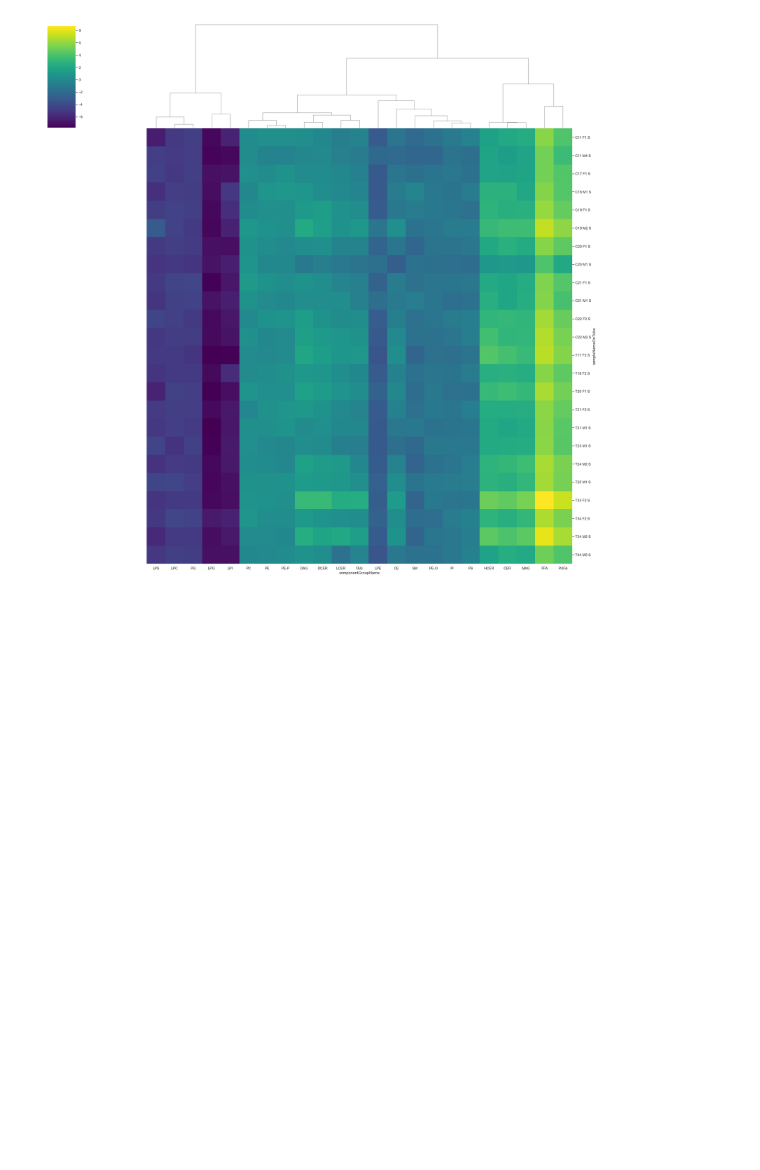
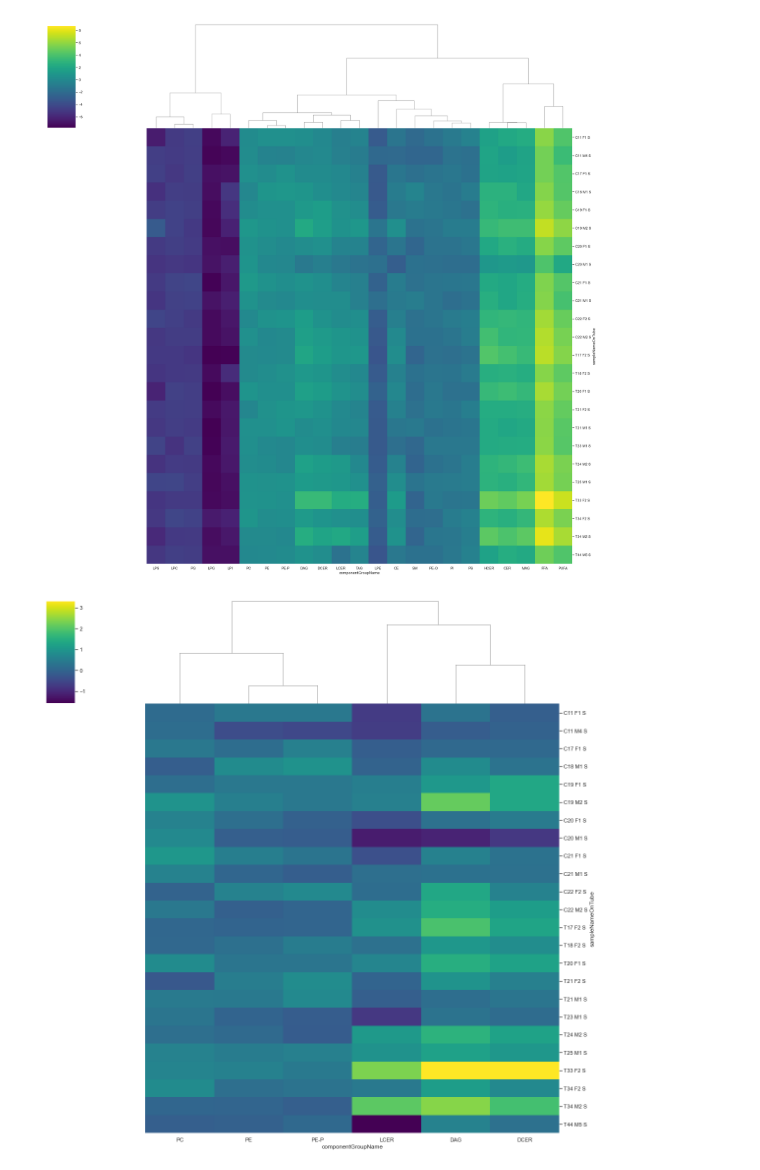
Before and after one commit to Ivan2nn/lipids, a Jupyter notebook: analysis-normalized-area.ipynb, the cells around one changed output. Drawn from its saved outputs; the diff is of its cells as text; code cells hidden in the pictures; blank space fills up the shorter version.

Commit message:
More heatmap

```diff
--- a/analysis-normalized-area.ipynb
+++ b/analysis-normalized-area.ipynb
@@ -296,3 +296,14 @@ Index(['componentGroupName', 'sampleNameOnTube', 'treatment',
        'logNormalizedArea', 'logAreaRatio'],
       dtype='object')
 [figure]
+# %%
+cgn_selected = ['PC','PE','PE-P','DAG','DCER','LCER',
+    # 'TAG','LPE','CE','SM','PE-O','PI','PS'
+    ]
+data_pivot_selected = data_pivot[cgn_selected]
+sns.clustermap(data=data_pivot_selected,
+        row_cluster=False,
+        figsize=(16,16),cmap='viridis')
+plt.show()
+# %% [output]
+[figure, added]
```
